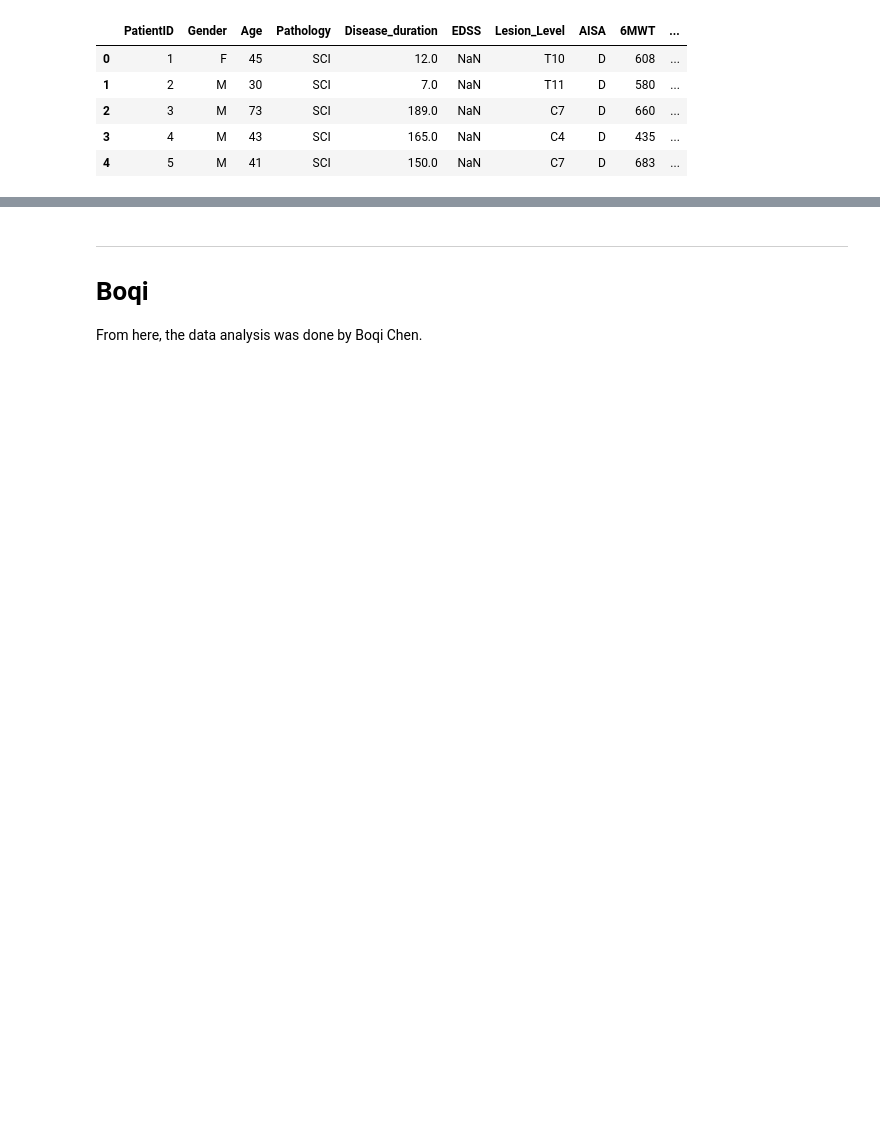
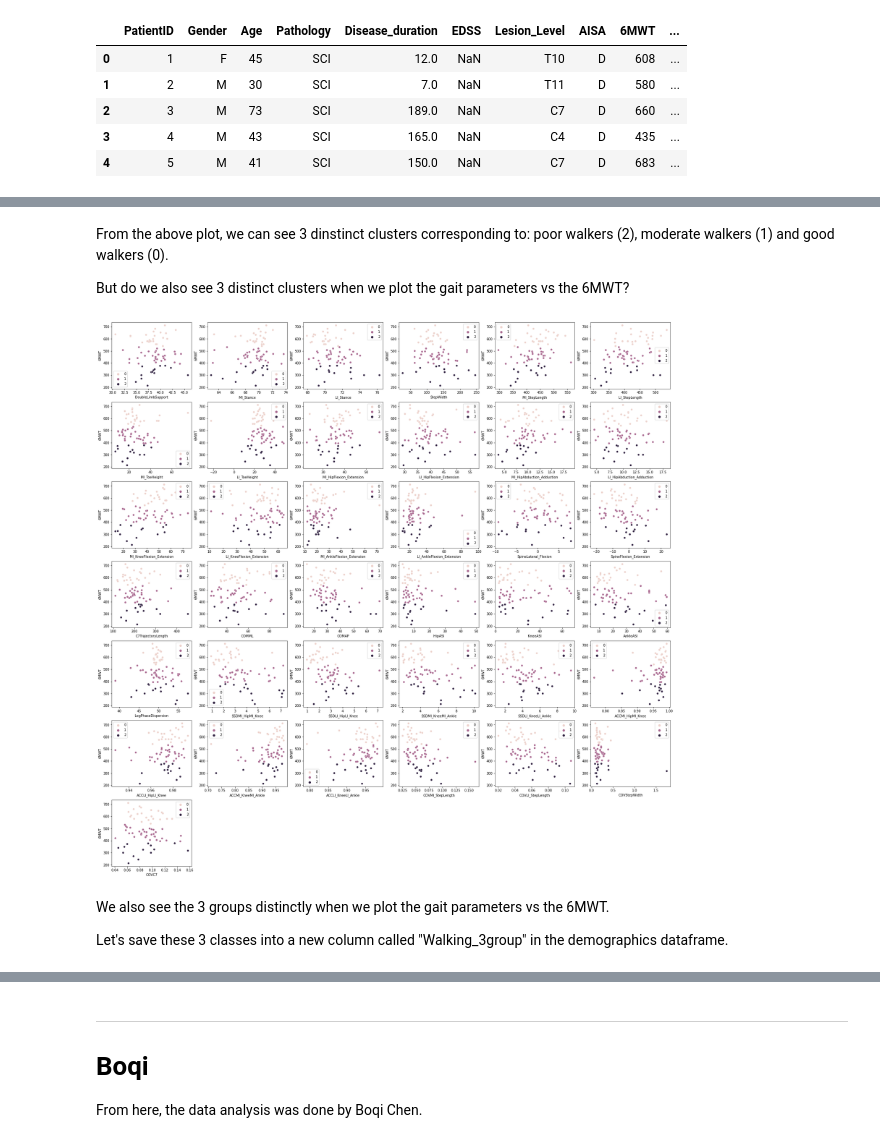
Before and after one commit to paulinegut/Gait-analysis, a Jupyter notebook: FinalProject_6MWTprediction.ipynb, the cells around one changed output, grey strips where cells are left out. Drawn from its saved outputs; the diff is of its cells as text; code cells hidden in the pictures; blank space fills up the shorter version.

```diff
--- a/FinalProject_6MWTprediction.ipynb
+++ b/FinalProject_6MWTprediction.ipynb
@@ -648,0 +707,18 @@ for i in range(1, 38):
+# %% [markdown]
+From the above plot, we can see 3 dinstinct clusters corresponding to: poor walkers (2), moderate walkers (1) and good walkers (0).
+
+But do we also see 3 distinct clusters when we plot the gait parameters vs the 6MWT?
+# %%
+plt.figure(figsize = (30,30))
+plt.title('Gait parameters vs 6MWT')
+for i in range(1, 38):
+  plt.subplot(7, 6, i)
+  sns.scatterplot(x = df.iloc[:,i], y = df['6MWT'], hue = predictions)
+  plt.xlabel(df.iloc[:,i].name)
+  plt.ylabel('6MWT')
+# %% [output]
+[figure, added]
+# %% [markdown]
+We also see the 3 groups distinctly when we plot the gait parameters vs the 6MWT.
+
+Let's save these 3 classes into a new column called "Walking_3group" in the demographics dataframe.
```
Also changed, not shown: parts of 38 cells of this notebook.
